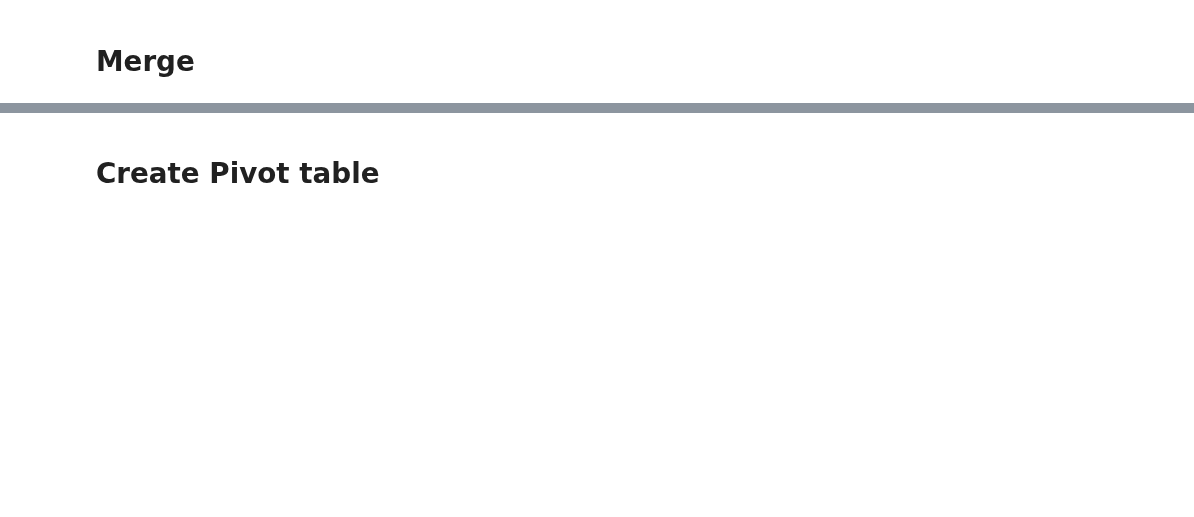
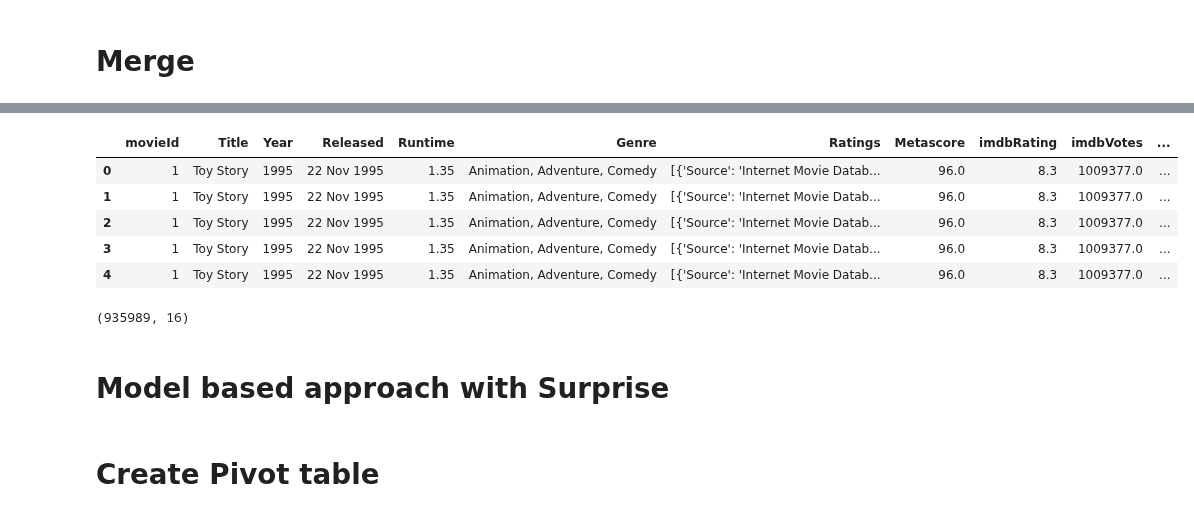
Before and after one commit to FabioArdi/morebo, a Jupyter notebook: model_pfister.ipynb, the cells around one changed output, grey strips where cells are left out. Saved outputs shown, nothing was run; the diff lists cells and outputs as text; code cells hidden in the pictures; blank space fills up the shorter version.

```diff
--- a/model_pfister.ipynb
+++ b/model_pfister.ipynb
@@ -82,6 +147,13 @@ users['occupation'] = users['occupation'].map(occupation_labels)
-# %%
-# Create dummy variables for the genres
-movies_dropped = movies_dropped.join(movies_dropped['Genre'].str.get_dummies(sep=', '))
-movies.head()
-# %%
-movies_dropped.drop(['Genre'], axis=1, inplace=True)
+# %%
+age_labels = {
+    1: "Under 18",
+    18: "18-24",
+    25: "25-34",
+    35: "35-44",
+    45: "45-49",
+    50: "50-55",
+    56: "56+",
+}
+
+# Replace the numeric age values with text labels using the map method
+users_dropped["age"] = users["age"].map(age_labels)
@@ -92,0 +171,3 @@ merged.head()
+# %%
+# Rename the 'ml_movieId' column to 'movieId'
+movies_dropped.rename(columns={'ml_movieId': 'movieId'}, inplace=True)
@@ -93,2 +183,14 @@ merged.head()
+# %%
+merged = movies_dropped.merge(ratings_dropped, on='movieId', how='left').merge(users_dropped, on='userId', how='left')
+merged.head()
+# %% [output]
+|  | movieId | Title | Year | Released | Runtime | Genre | Ratings | Metascore | imdbRating | imdbVotes | ... |
+| 0 | 1 | Toy Story | 1995 | 22 Nov 1995 | 1.35 | Animation, Adventure, Comedy | [{'Source': 'Internet Movie Datab... | 96.0 | 8.3 | 1009377.0 | ... |
+| 1 | 1 | Toy Story | 1995 | 22 Nov 1995 | 1.35 | Animation, Adventure, Comedy | [{'Source': 'Internet Movie Datab... | 96.0 | 8.3 | 1009377.0 | ... |
+| 2 | 1 | Toy Story | 1995 | 22 Nov 1995 | 1.35 | Animation, Adventure, Comedy | [{'Source': 'Internet Movie Datab... | 96.0 | 8.3 | 1009377.0 | ... |
+| 3 | 1 | Toy Story | 1995 | 22 Nov 1995 | 1.35 | Animation, Adventure, Comedy | [{'Source': 'Internet Movie Datab... | 96.0 | 8.3 | 1009377.0 | ... |
+| 4 | 1 | Toy Story | 1995 | 22 Nov 1995 | 1.35 | Animation, Adventure, Comedy | [{'Source': 'Internet Movie Datab... | 96.0 | 8.3 | 1009377.0 | ... |
 # %%
-merged.columns
+merged.shape
+# %% [output]
+(935989, 16)
@@ -97,0 +197,2 @@ merged.head()
+# %% [markdown]
+# Model based approach with Surprise
```
Also changed, not shown: parts of 23 cells of this notebook.
